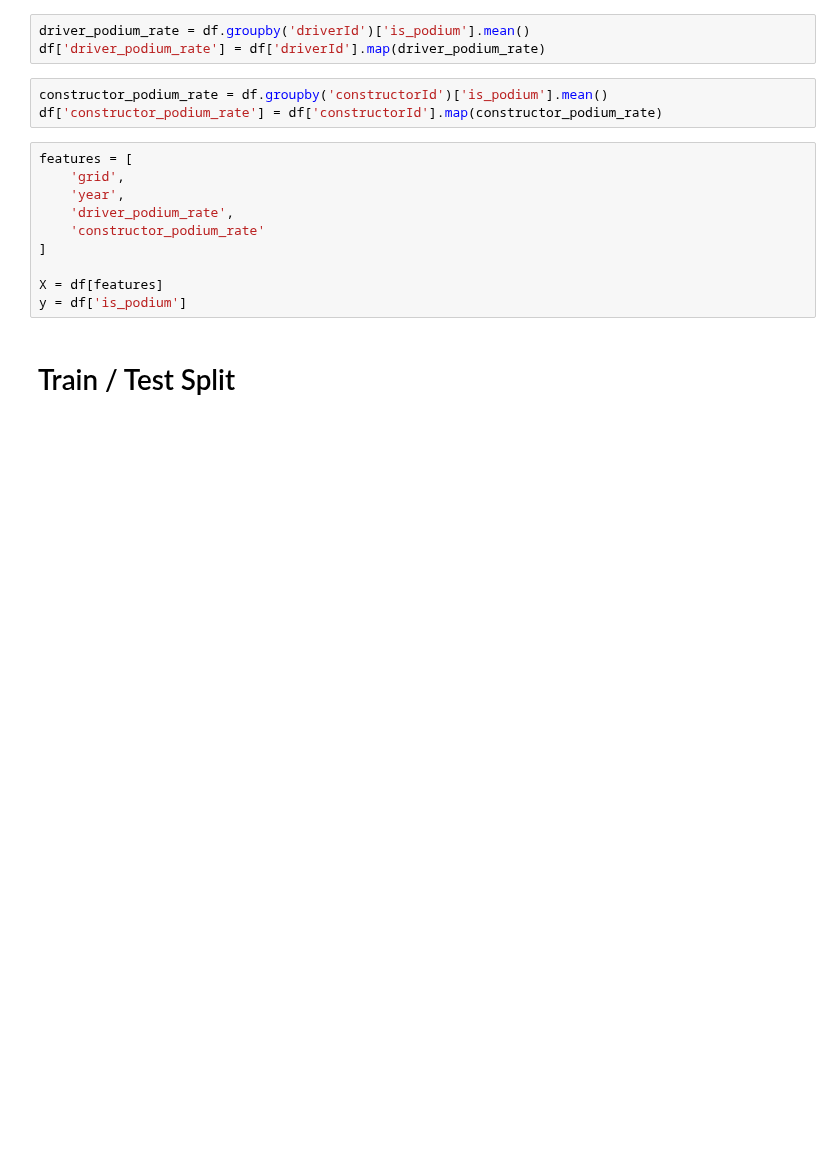
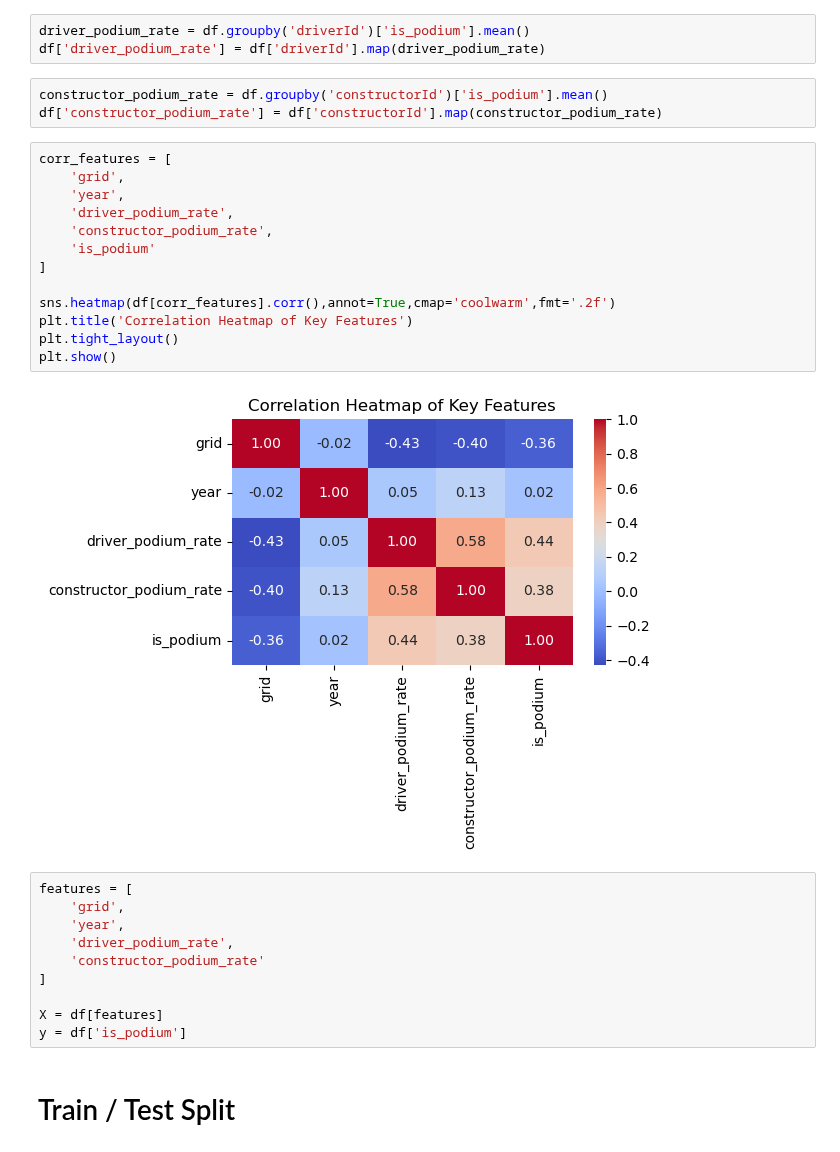
Before and after one commit to MuhdAnasZakwan/f1-predictor, a Jupyter notebook: f1_predictor.ipynb, the cells around one changed output. Cells and saved outputs as stored; diff of their text form; blank space fills up the shorter version.

```diff
--- a/f1_predictor.ipynb
+++ b/f1_predictor.ipynb
@@ -205,6 +215,21 @@ df['driver_podium_rate'] = df['driverId'].map(driver_podium_rate)
 # %%
 constructor_podium_rate = df.groupby('constructorId')['is_podium'].mean()
 df['constructor_podium_rate'] = df['constructorId'].map(constructor_podium_rate)
+# %%
+corr_features = [
+    'grid',
+    'year',
+    'driver_podium_rate',
+    'constructor_podium_rate',
+    'is_podium'
+]
+
+sns.heatmap(df[corr_features].corr(),annot=True,cmap='coolwarm',fmt='.2f')
+plt.title('Correlation Heatmap of Key Features')
+plt.tight_layout()
+plt.show()
+# %% [output]
+[figure, added]
 # %%
 features = [
     'grid',
```
Also changed, not shown: parts of 4 cells of this notebook.
